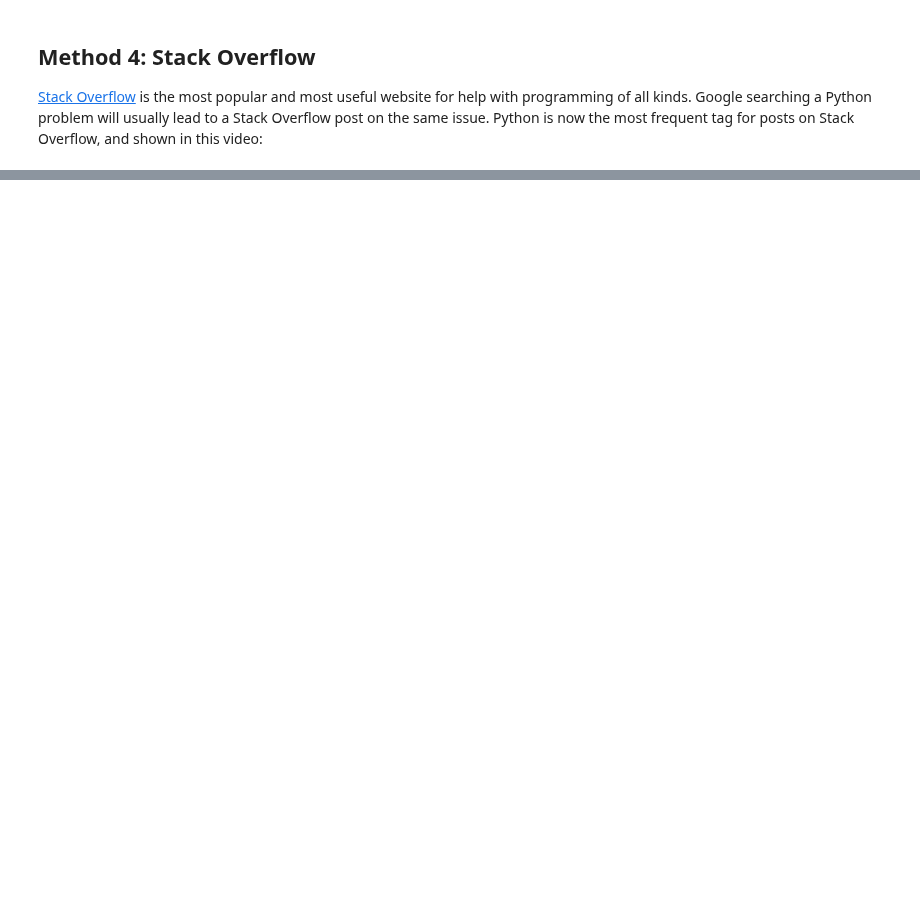
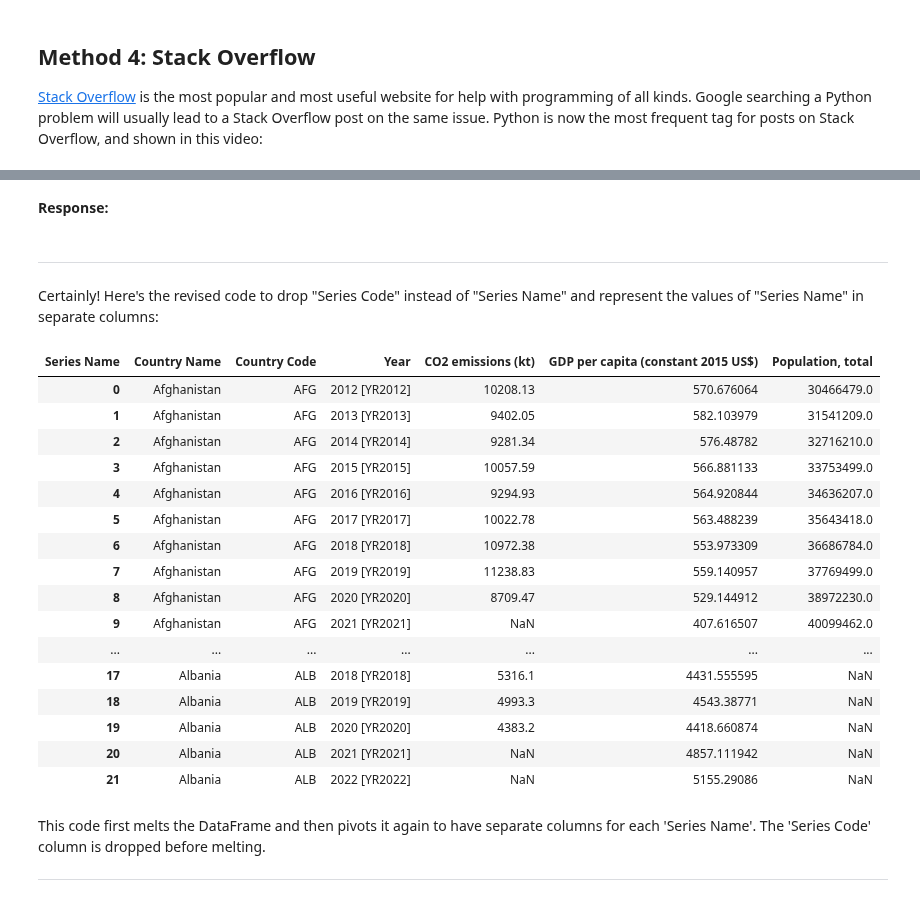
Before and after one commit to jkropko/surfing-the-data-pipeline, a Jupyter notebook: _build/jupyter_execute/ch1.ipynb, the cells around one changed output, grey strips where cells are left out. Drawn from its saved outputs; the diff is of its cells as text; code cells hidden in the pictures; blank space fills up the shorter version.

```diff
--- a/_build/jupyter_execute/ch1.ipynb
+++ b/_build/jupyter_execute/ch1.ipynb
@@ -359,0 +600,62 @@ A few additional things to keep in mind:
+# %% [markdown]
+**Response:**
+# %% [markdown]
+---
+
+Certainly! Here's the revised code to drop "Series Code" instead of "Series Name" and represent the values of "Series Name" in separate columns:
+# %%
+import pandas as pd
+from io import StringIO
+
+# Input CSV data
+csv_data = '''
+Country Name,Country Code,Series Name,Series Code,2012 [YR2012],2013 [YR2013],2014 [YR2014],2015 [YR2015],2016 [YR2016],2017 [YR2017],2018 [YR2018],2019 [YR2019],2020 [YR2020],2021 [YR2021],2022 [YR2022]
+Afghanistan,AFG,CO2 emissions (kt),EN.ATM.CO2E.KT,10208.13,9402.05,9281.34,10057.59,9294.93,10022.78,10972.38,11238.83,8709.47,..,..
+Afghanistan,AFG,GDP per capita (constant 2015 US$),NY.GDP.PCAP.KD,570.676064337005,582.103978902877,576.487820334782,566.881132665072,564.920843553397,563.488239421983,553.973308908649,559.140956898688,529.144912477888,407.616507361737,..
+Afghanistan,AFG,"Population, total",SP.POP.TOTL,30466479,31541209,32716210,33753499,34636207,35643418,36686784,37769499,38972230,40099462,41128771
+Albania,ALB,CO2 emissions (kt),EN.ATM.CO2E.KT,4541.8,4795.4,5188,4797,4573.2,5403.7,5316.1,4993.3,4383.2,..,..
+Albania,ALB,GDP per capita (constant 2015 US$),NY.GDP.PCAP.KD,3736.34007957648,3780.69919254096,3855.76074409659,3952.80357364813,4090.37272829183,4249.8200493985,4431.55559506989,4543.38771048312,4418.66087378292,4857.11194201819,5155.29085964151
+'''
+
+# Read CSV data into a DataFrame
+df = pd.read_csv(StringIO(csv_data))
+
+# Replace ".." with missing values
+df.replace('..', pd.NA, inplace=True)
+
+# Convert columns that begin with "20" to numeric
+df.iloc[:, 4:] = df.iloc[:, 4:].apply(pd.to_numeric, errors='coerce')
+
+# Pivot the DataFrame
+df_pivoted = df.melt(id_vars=['Country Name', 'Country Code', 'Series Name', 'Series Code'], var_name='Year', value_name='Value')
+
+# Drop 'Series Code' column
+df_pivoted = df_pivoted.drop(columns=['Series Code'])
+
+# Pivot the DataFrame again to have separate columns for each 'Series Name'
+df_pivoted = df_pivoted.pivot_table(index=['Country Name', 'Country Code', 'Year'], columns='Series Name', values='Value').reset_index()
+
+# Display the result
+df_pivoted
+# %% [output]
+| Series Name | Country Name | Country Code | Year | CO2 emissions (kt) | GDP per capita (constant 2015 US$) | Population, total |
+| 0 | Afghanistan | AFG | 2012 [YR2012] | 10208.13 | 570.676064 | 30466479.0 |
+| 1 | Afghanistan | AFG | 2013 [YR2013] | 9402.05 | 582.103979 | 31541209.0 |
+| 2 | Afghanistan | AFG | 2014 [YR2014] | 9281.34 | 576.48782 | 32716210.0 |
+| 3 | Afghanistan | AFG | 2015 [YR2015] | 10057.59 | 566.881133 | 33753499.0 |
+| 4 | Afghanistan | AFG | 2016 [YR2016] | 9294.93 | 564.920844 | 34636207.0 |
+| 5 | Afghanistan | AFG | 2017 [YR2017] | 10022.78 | 563.488239 | 35643418.0 |
+| 6 | Afghanistan | AFG | 2018 [YR2018] | 10972.38 | 553.973309 | 36686784.0 |
+| 7 | Afghanistan | AFG | 2019 [YR2019] | 11238.83 | 559.140957 | 37769499.0 |
+| 8 | Afghanistan | AFG | 2020 [YR2020] | 8709.47 | 529.144912 | 38972230.0 |
+| 9 | Afghanistan | AFG | 2021 [YR2021] | NaN | 407.616507 | 40099462.0 |
+| ... | ... | ... | ... | ... | ... | ... |
+| 17 | Albania | ALB | 2018 [YR2018] | 5316.1 | 4431.555595 | NaN |
+| 18 | Albania | ALB | 2019 [YR2019] | 4993.3 | 4543.38771 | NaN |
+| 19 | Albania | ALB | 2020 [YR2020] | 4383.2 | 4418.660874 | NaN |
+| 20 | Albania | ALB | 2021 [YR2021] | NaN | 4857.111942 | NaN |
+| 21 | Albania | ALB | 2022 [YR2022] | NaN | 5155.29086 | NaN |
+# %% [markdown]
+This code first melts the DataFrame and then pivots it again to have separate columns for each 'Series Name'. The 'Series Code' column is dropped before melting.
+
+---
```
Also changed, not shown: parts of 43 cells of this notebook, 43 other files.
